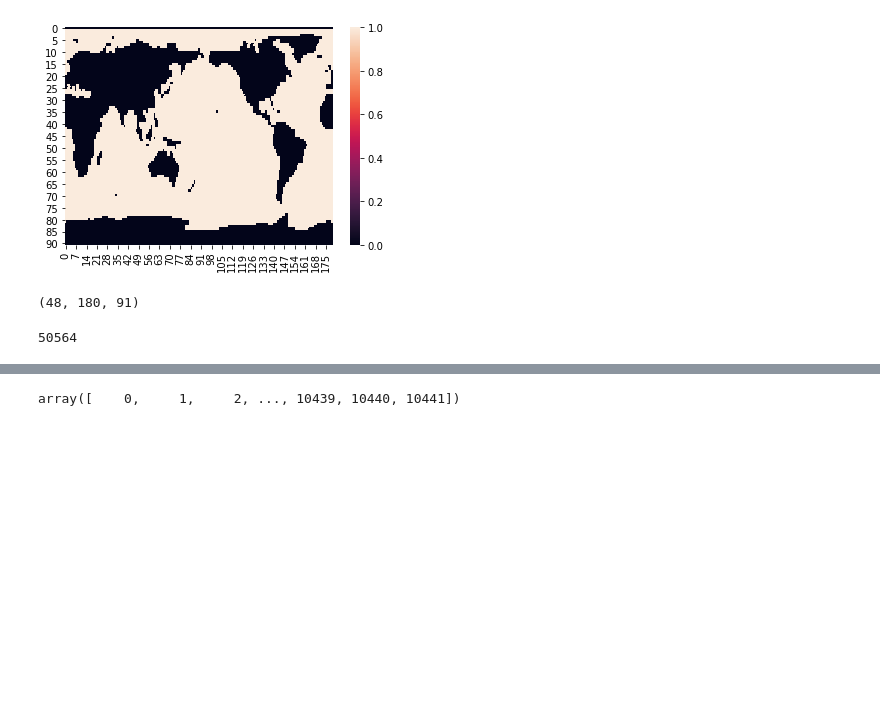
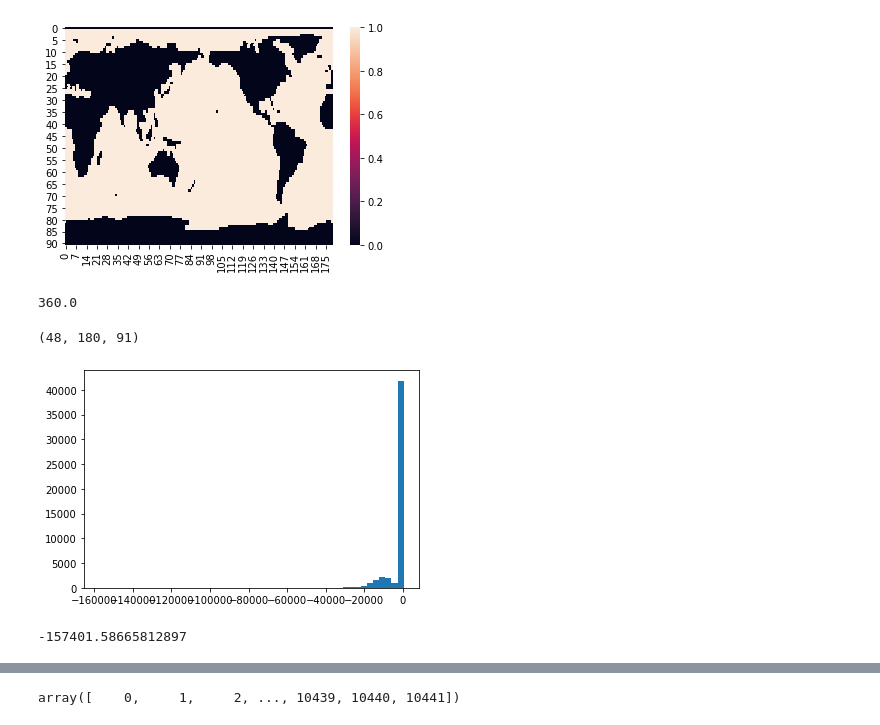
Before and after one commit to nitrogenlab/oceanography_colab_notebooks, a Jupyter notebook: study_fluxes/Explore Holzer 2021 Fluxes.ipynb, the cells around one changed output, grey strips where cells are left out. Drawn from its saved outputs; the diff is of its cells as text; code cells hidden in the pictures; blank space fills up the shorter version.

Commit message:
visualizing the fluxes

```diff
--- a/study_fluxes/Explore Holzer 2021 Fluxes.ipynb
+++ b/study_fluxes/Explore Holzer 2021 Fluxes.ipynb
@@ -44,3 +47,7 @@ filling on, default _FillValue of 9.969209968386869e+36 used
+# %%
+np.max(ulon)
+# %% [output]
+360.0
 # %%
 ocnmask = data.variables['ocnmask']
 ocnmask.shape
@@ -66,19 +73,28 @@ for depth_idx in range(ocnmask.shape[0]):
         gridflux_depthentry.append(gridflux_lonentry)
     gridflux.append(gridflux_depthentry)
 
-TR_mat_coo = base_transport['TR'][fluxaxis_surfacemask][:,fluxaxis_surfacemask].tocoo()
+TR_mat_coo = base_transport['TR'].tocoo()
 tr_cols, tr_rows, tr_data = TR_mat_coo.col, TR_mat_coo.row, TR_mat_coo.data
 for (tr_col, tr_row, flux) in zip(tr_cols, tr_rows, tr_data):
-    from_depthidx = tridx_to_fullgrid_idxs[0][tr_row] #need to verify from & to by visualizing
-    from_lonidx = tridx_to_fullgrid_idxs[1][tr_row]
-    from_latidx = tridx_to_fullgrid_idxs[2][tr_row]
+    if (flux > 0):
+        from_depthidx = tridx_to_fullgrid_idxs[0][tr_col] #need to verify from & to by visualizing
+        from_lonidx = tridx_to_fullgrid_idxs[1][tr_col]
+        from_latidx = tridx_to_fullgrid_idxs[2][tr_col]
 
-    to_depthidx = tridx_to_fullgrid_idxs[0][tr_col]
-    to_lonidx = tridx_to_fullgrid_idxs[1][tr_col]
-    to_latidx = tridx_to_fullgrid_idxs[2][tr_col]
+        to_depthidx = tridx_to_fullgrid_idxs[0][tr_row]
+        to_lonidx = tridx_to_fullgrid_idxs[1][tr_row]
+        to_latidx = tridx_to_fullgrid_idxs[2][tr_row]
+    else:
+        flux = -flux
+        from_depthidx = tridx_to_fullgrid_idxs[0][tr_row] #need to verify from & to by visualizing
+        from_lonidx = tridx_to_fullgrid_idxs[1][tr_row]
+        from_latidx = tridx_to_fullgrid_idxs[2][tr_row]
+        to_depthidx = tridx_to_fullgrid_idxs[0][tr_col]
+        to_lonidx = tridx_to_fullgrid_idxs[1][tr_col]
+        to_latidx = tridx_to_fullgrid_idxs[2][tr_col]
 
     #Make sure that the 'to' boxes are adjacent to the 'from' boxes
-    assert ((abs(to_depthidx-from_depthidx) <= 1) or
+    assert ((abs(to_depthidx-from_depthidx) <= 2) or
             (max(to_depthidx,from_depthidx)==(ocnmask.shape[0]-1)
              and min(to_depthidx,from_depthidx)==0)), (to_depthidx, from_depthidx)
     assert ((abs(to_lonidx-from_lonidx) <= 1) or
@@ -96,7 +112,12 @@ for (tr_col, tr_row, flux) in zip(tr_cols, tr_rows, tr_data):
 
 #then retrieve lat, lon, depth, pdens? (for uv vector?) for the flux axis
 #then pick a box for the target...backtrack source?
-# %%
-len(base_transport['TR'][fluxaxis_surfacemask][:,fluxaxis_surfacemask].tocoo().col)
-# %% [output]
-50564
+# %%
+plt.hist(TR_mat_coo.data, bins=50)
+plt.show()
+# %% [output]
+[figure, added]
+# %%
+np.min(TR_mat_coo.data)
+# %% [output]
+-157401.58665812897
```
Also changed, not shown: parts of 3 cells of this notebook.
